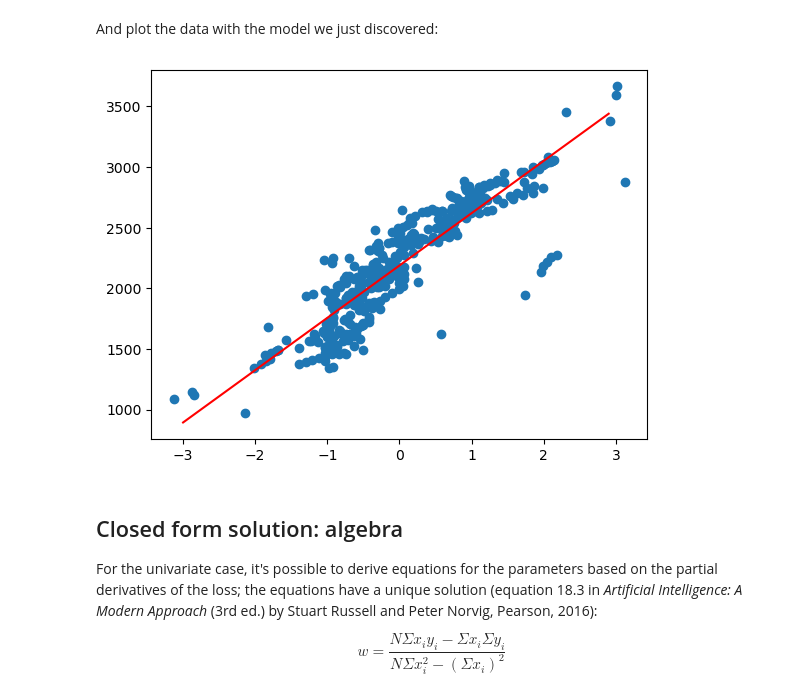
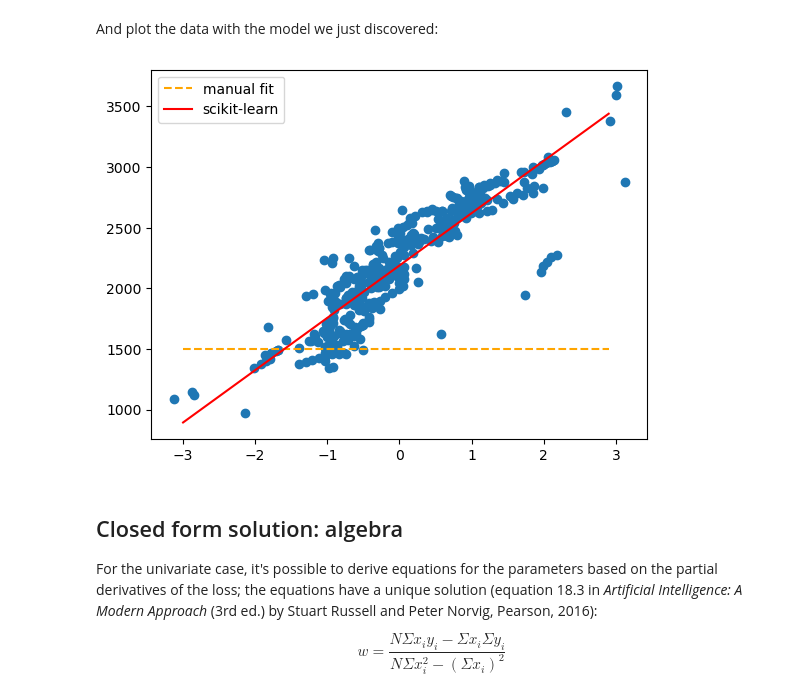
Before and after one commit to kwinkunks/chrestomathy, a Jupyter notebook: notebooks/Linear_regression.ipynb, the cells around one changed output. Drawn from its saved outputs; the diff is of its cells as text; code cells hidden in the pictures.

```diff
--- a/notebooks/Linear_regression.ipynb
+++ b/notebooks/Linear_regression.ipynb
@@ -88,0 +95,15 @@ X = StandardScaler().fit_transform(X)
+# %%
+import numpy as np
+import matplotlib.pyplot as plt
+from ipywidgets import interact
+
+X_plt = np.arange(-3, 3, 0.1)
+y_plt_manual = None
+
+@interact(w=(-1000, 1000, 50), b=(0, 3000, 50))
+def draw(w, b):
+    global y_plt_manual  # So we can inspect it later.
+    y_plt_manual = w*X_plt + b
+    plt.scatter(X[:, 0], y)
+    plt.plot(X_plt, y_plt_manual, color='orange')
+    plt.show()
@@ -110,17 +135,15 @@ b = 2188.855
 # %% [markdown]
 And plot the data with the model we just discovered:
 # %%
-import numpy as np
-import matplotlib.pyplot as plt
-
-X_plt = np.arange(-3, 3, 0.1)
 y_plt_sk = model.coef_[0]*X_plt + model.intercept_
 
 plt.scatter(X[:, 0], y)
-plt.plot(X_plt, y_plt_sk, color='r')
+plt.plot(X_plt, y_plt_manual, color='orange', ls='--', label='manual fit')
+plt.plot(X_plt, y_plt_sk, color='r', label='scikit-learn')
+plt.legend()
 plt.show()
 # %% [output]
-[figure, old version]
+[figure, new version]
 # %% [markdown]
 ## Closed form solution: algebra
 
```
Also changed, not shown: parts of 13 cells of this notebook.
